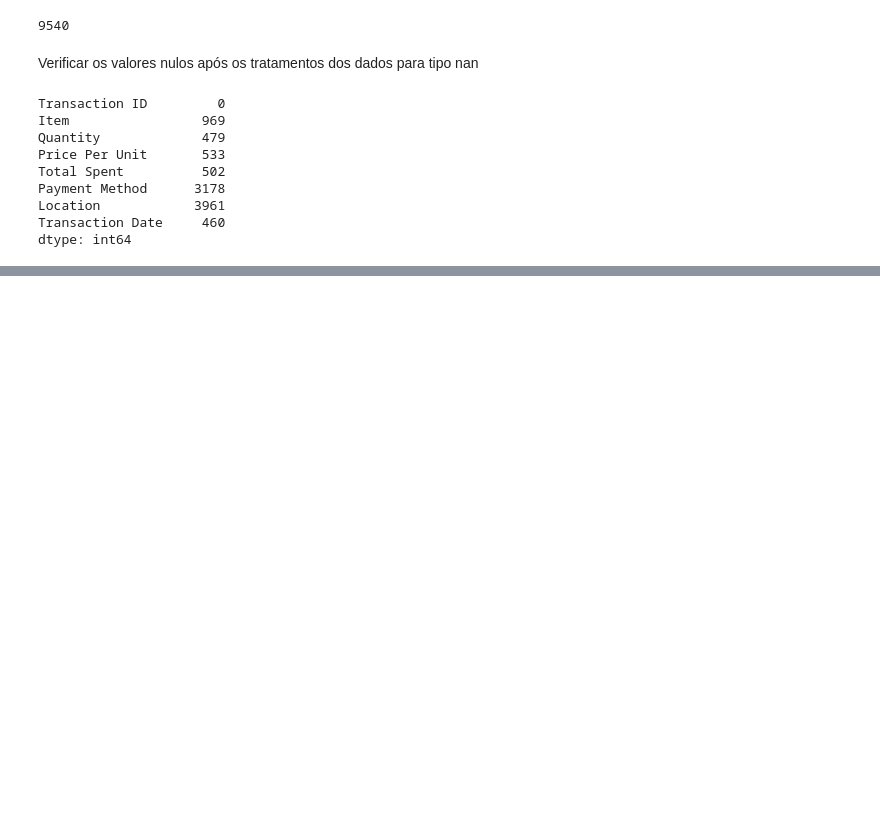
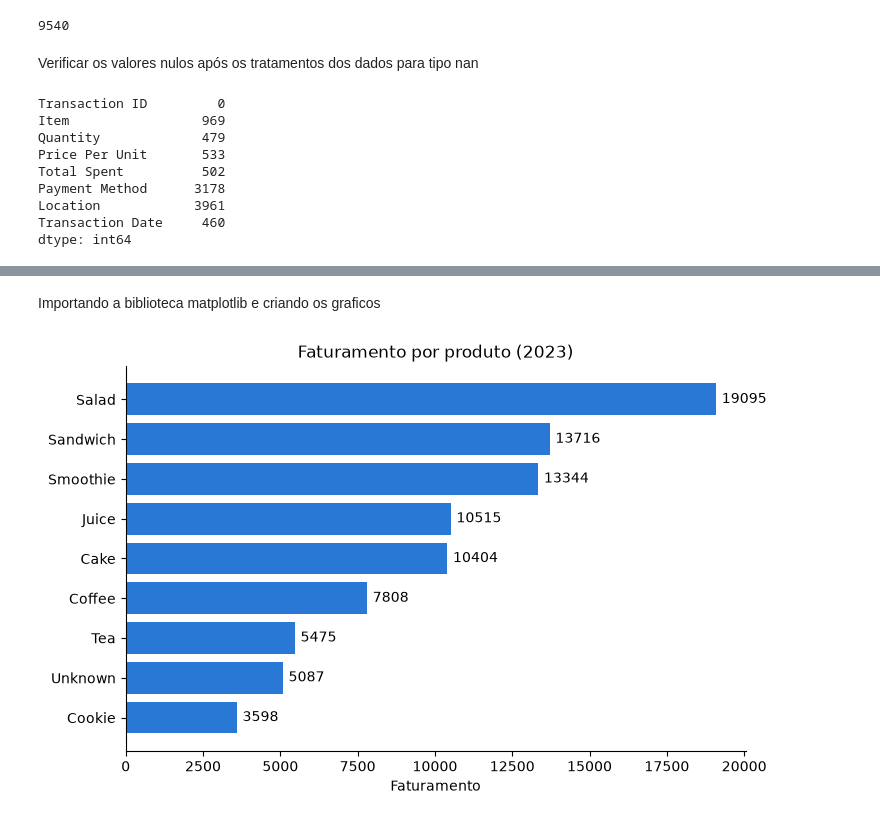
Before and after one commit to JPLimaDev/miniprojeto-cafe, a Jupyter notebook: miniprojeto-cafe.ipynb, the cells around one changed output, grey strips where cells are left out. Saved outputs shown, nothing was run; the diff lists cells and outputs as text; code cells hidden in the pictures; blank space fills up the shorter version.

```diff
--- a/miniprojeto-cafe.ipynb
+++ b/miniprojeto-cafe.ipynb
@@ -195,0 +204,9 @@ preco_item = df.groupby("Item")["Price Per Unit"]
+# %%
+df["Total Spent"] = df["Total Spent"].fillna(df["Quantity"] * df["Price Per Unit"])
+#Preço total por unidade
+df["Quantity"] = df["Quantity"].fillna(df["Total Spent"] / df["Price Per Unit"])
+#Verifica a quantidade baseada no total dividido pelo preço por unidade
+df["Price Per Unit"] = df["Price Per Unit"].fillna(df["Total Spent"] / df["Quantity"])
+#Verifica o preco por unidade baseado no total divido pela quantidade
+
+df.isnull().sum()
@@ -195,0 +228,2 @@ preco_item = df.groupby("Item")["Price Per Unit"]
+# %%
+df = df.dropna(subset=["Quantity", "Price Per Unit", "Total Spent"])
@@ -195,0 +246,8 @@ preco_item = df.groupby("Item")["Price Per Unit"]
+# %%
+preco_unico = preco_item[~preco_item.duplicated(keep=False)]#keep(false) marca valores duplicados
+#Invertendo o preço_item na qual pega o preco apartir do item
+#Agora pegando o item apartir do preco e retirando os duplicados
+item_por_preco = pd.Series(preco_unico.index , index = preco_unico.values)
+# Inverte: o preço vira o índice e o item vira o valor
+df["Item"] = df["Item"].fillna(df["Price Per Unit"].map(item_por_preco))
+# Preenche o Item vazio consultando o preço
@@ -195,0 +270,4 @@ preco_item = df.groupby("Item")["Price Per Unit"]
+# %%
+cols_txt = ["Item", "Payment Method", "Location"]
+df[cols_txt] = df[cols_txt].fillna("Unknown")
+df.isnull().sum()
@@ -195,0 +379,17 @@ preco_item = df.groupby("Item")["Price Per Unit"]
+# %% [markdown]
+Importando a biblioteca matplotlib e criando os graficos
+# %%
+import matplotlib.pyplot as plt
+
+fat_item = df.groupby("Item")["Total Spent"].sum().sort_values()
+
+fig, ax = plt.subplots(figsize=(8, 5))
+ax.barh(fat_item.index, fat_item.values, color="#2a78d6")
+ax.bar_label(ax.containers[0], fmt="%.0f", padding=4)  # valor no fim de cada barra
+
+ax.set_title("Faturamento por produto (2023)")
+ax.set_xlabel("Faturamento")
+ax.spines[["top", "right"]].set_visible(False)  # remove bordas desnecessárias
+plt.show()
+# %% [output]
+[figure, added]
```
Also changed, not shown: parts of 27 cells of this notebook.
